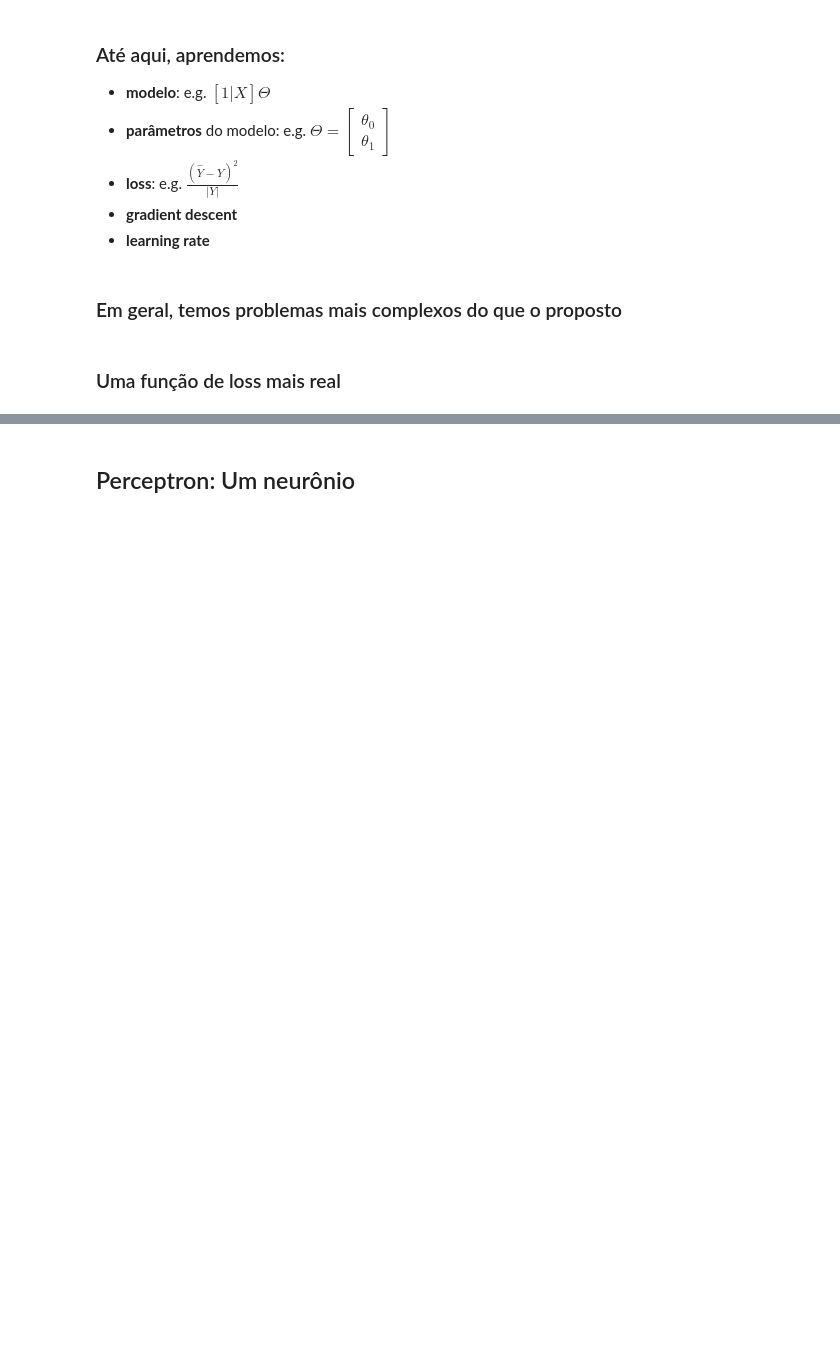
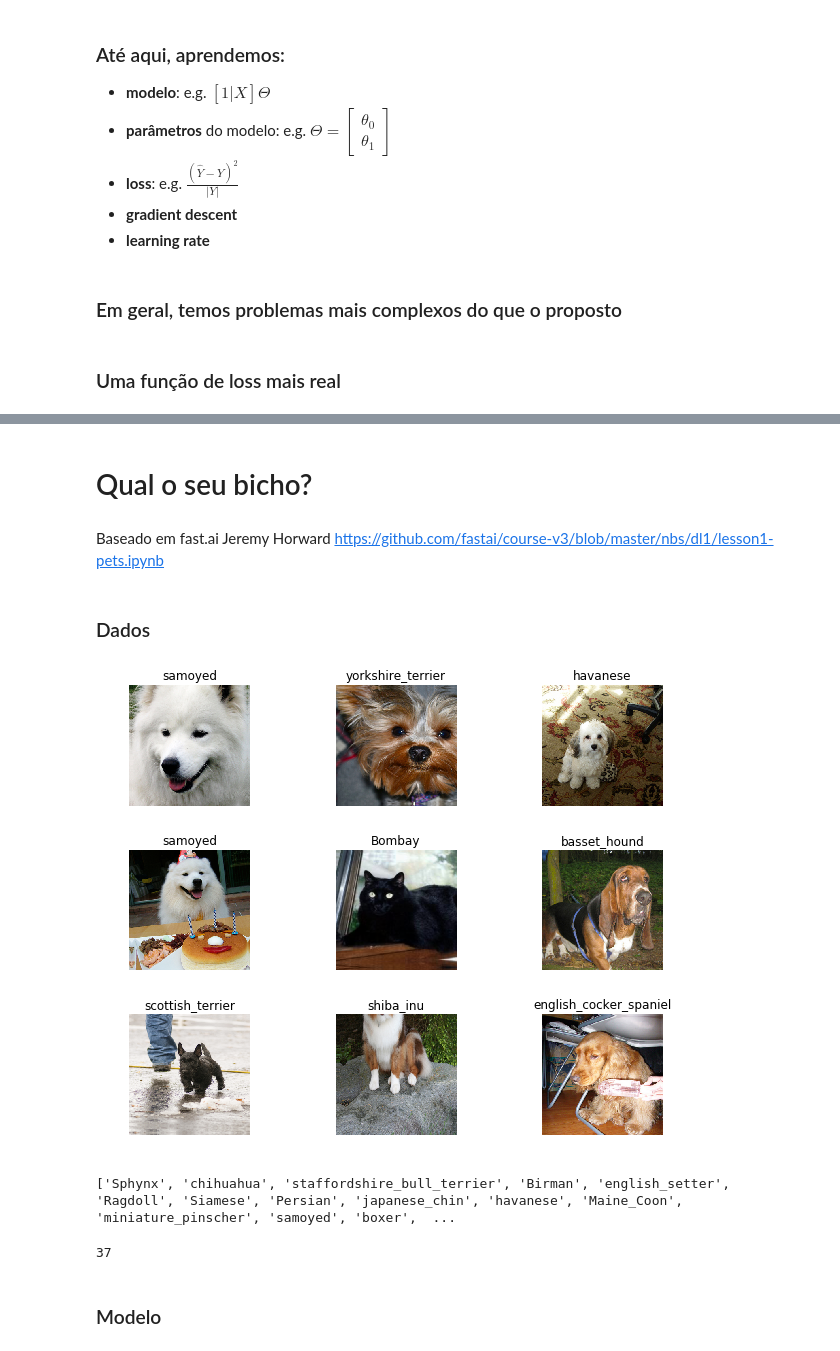
Before and after one commit to fredguth/pyData13, a Jupyter notebook: pyData13.ipynb, the cells around one changed output, grey strips where cells are left out. Drawn from its saved outputs; the diff is of its cells as text; code cells hidden in the pictures; blank space fills up the shorter version.

Commit message:
added fastai pets example

```diff
--- a/pyData13.ipynb
+++ b/pyData13.ipynb
@@ -257,5 +258,31 @@ e.g. $[1|X]\Theta$
 ### Uma função de loss mais real
 # %% [markdown]
 ![landscape](imgs/loss_landscape.png)
-# %% [markdown]
-## Perceptron: Um neurônio
+# %% [markdown]
+# Qual o seu bicho?
+# %% [markdown]
+Baseado em fast.ai Jeremy Horward https://github.com/fastai/course-v3/blob/master/nbs/dl1/lesson1-pets.ipynb
+# %% [markdown]
+### Dados
+# %%
+bs = 64
+path = untar_data(URLs.PETS)
+path_anno = path/'annotations'
+path_img = path/'images'
+fnames = get_image_files(path_img)
+# %%
+np.random.seed(2)
+pat = r'/([^/]+)_\d+.jpg$'
+data = ImageDataBunch.from_name_re(path_img, fnames, pat, ds_tfms=get_transforms(),
+                                   size=299, bs=bs//2).normalize(imagenet_stats)
+data.show_batch(rows=3, figsize=(9,7))
+# %% [output]
+[figure, added]
+# %%
+print(data.classes)
+len(data.classes)
+# %% [output]
+['Sphynx', 'chihuahua', 'staffordshire_bull_terrier', 'Birman', 'english_setter', 'Ragdoll', 'Siamese', 'Persian', 'japanese_chin', 'havanese', 'Maine_Coon', 'miniature_pinscher', 'samoyed', 'boxer',  ...
+37
+# %% [markdown]
+### Modelo
```
Also changed, not shown: parts of 11 cells of this notebook.
